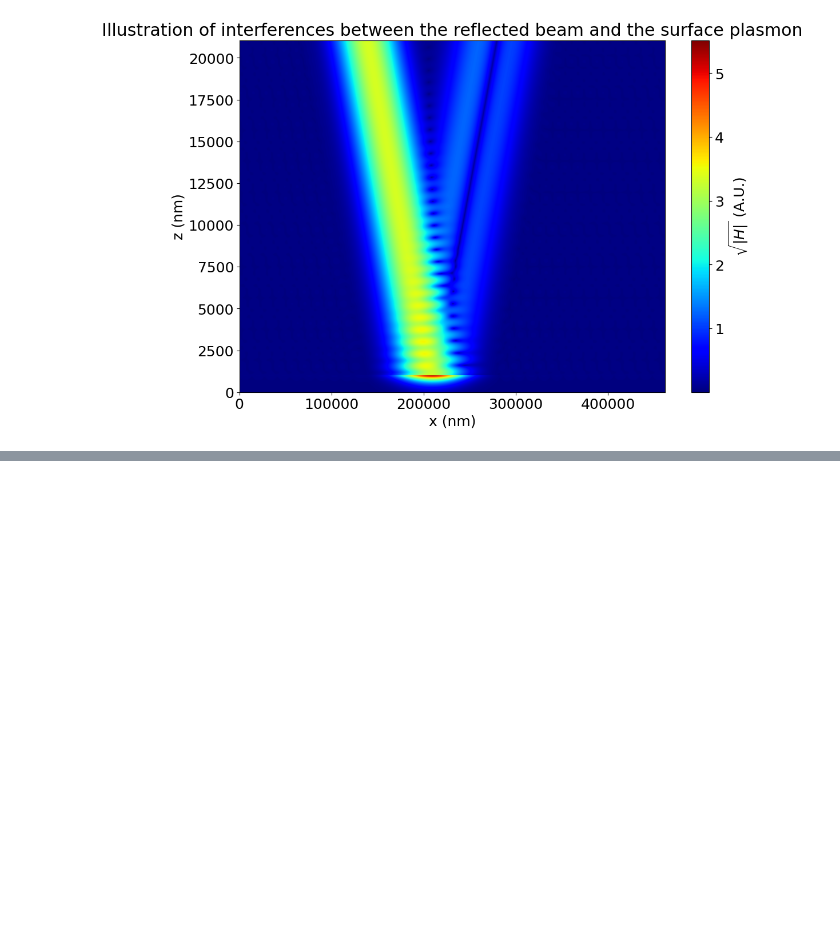
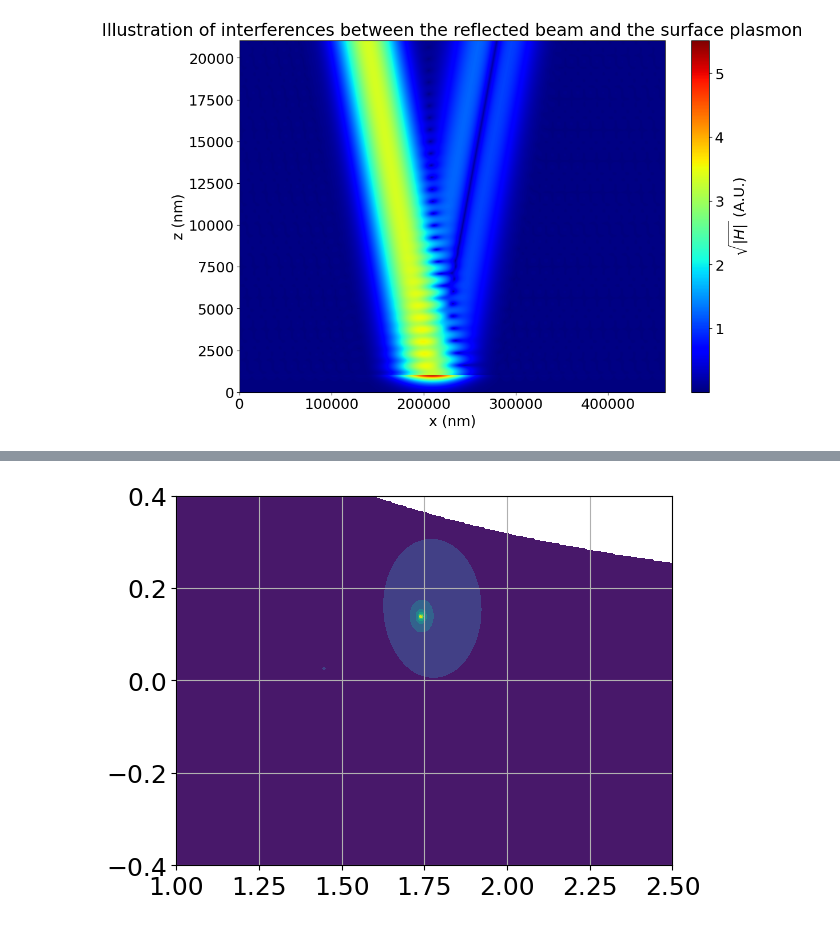
Before and after one commit to Tristan63170/Interferometric_Reflectivity_Dip, a Jupyter notebook: with_water/surface_plasmon_illustration.ipynb, the cells around one changed output, grey strips where cells are left out. Drawn from its saved outputs; the diff is of its cells as text; code cells hidden in the pictures; blank space fills up the shorter version.

Commit message:
Add of guided mode tracking for the surface plasmon illustration

```diff
--- a/with_water/surface_plasmon_illustration.ipynb
+++ b/with_water/surface_plasmon_illustration.ipynb
@@ -62,3 +63,15 @@ Incidence in degrees: 73.38000000000001
 H//, TM, p polarization
 Pixels vertically: 2104
 [figure]
+# %%
+thickness = [4000, 2, h_Au, 1000]  # thickness of each layer
+stack = [0, 1, 2, 3]
+structure = PM.Structure(mat, stack, thickness, verbose=False)
+# %%
+X,Y,T = complex_map(structure,wavelength,1,[1.,2.5],[-0.4,0.4],300,300)
+plt.contourf(X,Y,np.sqrt(np.real(T)))
+plt.grid(True);
+
+l_modes = guided_modes(structure,wavelength,1,1.0+0.15j,2.0+0.15j)
+print(l_modes)
+# %% [output]
@@ -64,0 +92 @@ Pixels vertically: 2104
+[figure, added]
```
Also changed, not shown: parts of 2 cells of this notebook.
